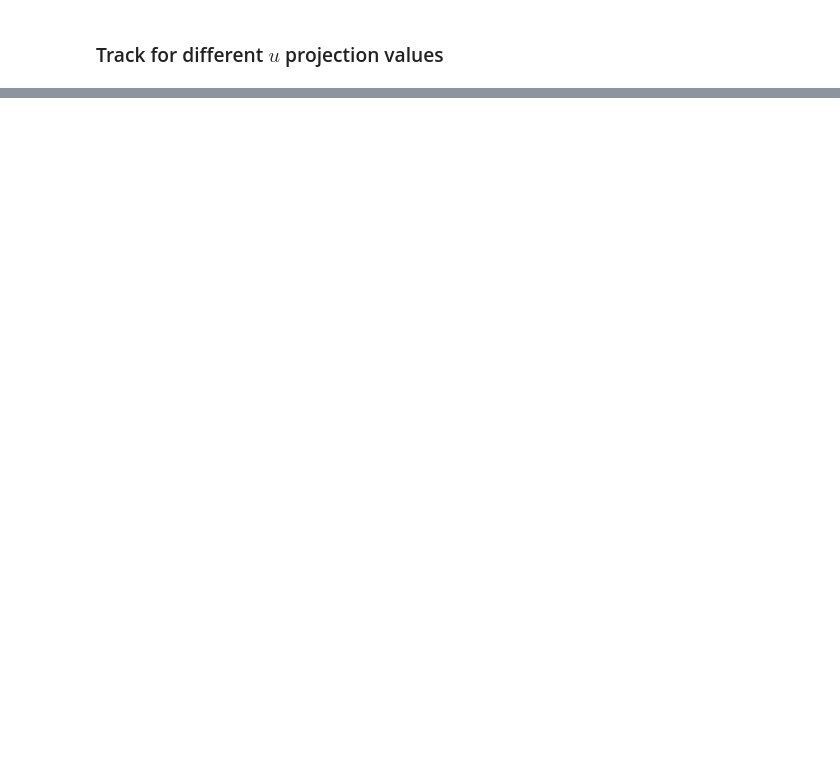
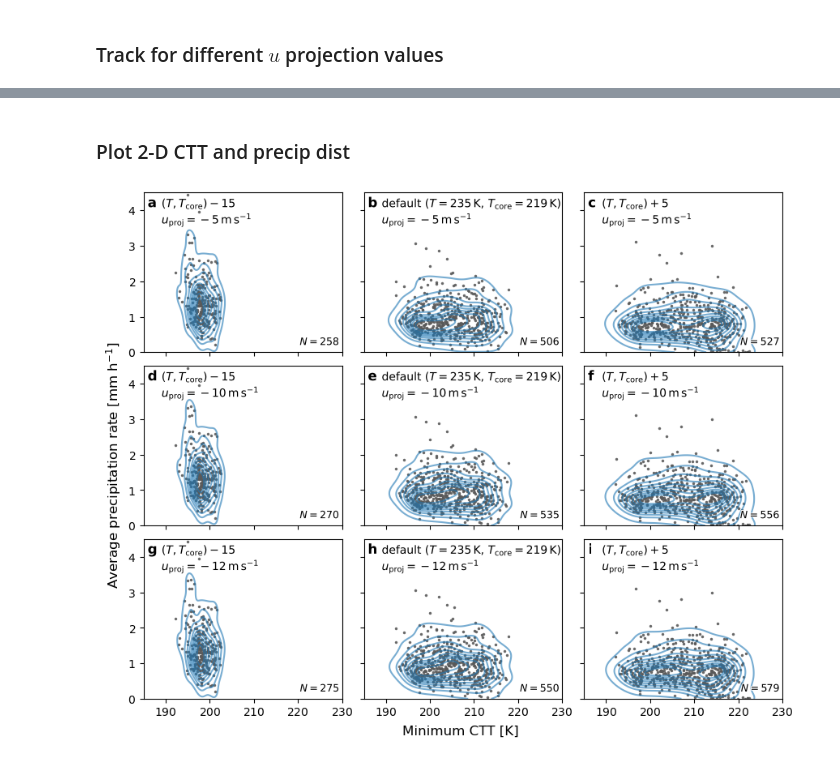
Before and after one commit to knubez/TAMS, a Jupyter notebook: docs/examples/tracking-options.ipynb, the cells around one changed output, grey strips where cells are left out. Saved outputs shown, nothing was run; the diff lists cells and outputs as text; code cells hidden in the pictures; blank space fills up the shorter version.

```diff
--- a/docs/examples/tracking-options.ipynb
+++ b/docs/examples/tracking-options.ipynb
@@ -293,6 +415,6 @@ list(cases.values())[0].head(3)
+# %% [markdown]
+### Plot 2-D CTT and precip dist
 # %%
-# 2-D dist: min Tb and avg precip
-
 m = len(projs)
 n = 3
 assert m * n == len(cases)
@@ -300,37 +422,54 @@ assert m * n == len(cases)
 fig, axs = plt.subplots(m, n, figsize=(8.3, 6.8), sharex=True, sharey=True, constrained_layout=True)
 
 for a, (key, ce), ax in zip(ascii_lowercase, cases.items(), axs.flat):
     n = ce.mcs_id.nunique()
     gb = ce.groupby("mcs_id")
     tb = gb.min_ctt.min().astype(float)  # np.sqrt not supported for `Float64`
     pr = gb.mean_pr.mean().astype(float)  # TODO: area-weighted average of CE precip at each time?
     data = pd.concat([tb, pr], axis="columns")
 
     ax.plot(tb, pr, ".", ms=5, mec="none", mfc="0.35", alpha=0.9)
 
-    sns.kdeplot(x="min_ctt", y="mean_pr", fill=False, color=sns.color_palette()[0], alpha=0.6, common_norm=True, clip=(0, None), ax=ax, data=data)
+    sns.kdeplot(x="min_ctt", y="mean_pr",
+        fill=False, color=sns.color_palette()[0], alpha=0.6,
+        common_norm=True, clip=(0, None),
+        ax=ax, data=data,
+    )
 
-    ax.text(0.99, 0.03, f"$N={n}$", size=9, ha="right", va="bottom",
-            path_effects=[path_effects.withStroke(linewidth=1.5, foreground="w")],
-            transform=ax.transAxes)
+    ax.text(0.99, 0.03, f"$N={n}$",
+        size=9,
+        ha="right", va="bottom",
+        path_effects=[path_effects.withStroke(linewidth=1.5, foreground="w")],
+        transform=ax.transAxes,
+    )
 
     i = key.index(", $u_")
     l1, l2 = key[:i], key[i+2:]
     xt, yt = 0.09, 0.975
-    kws = dict(size=10, ha="left", va="top", transform=ax.transAxes, path_effects=[path_effects.withStroke(linewidth=1.5, foreground="w")])
+    kws = dict(
+        size=10,
+        ha="left", va="top",
+        path_effects=[path_effects.withStroke(linewidth=1.5, foreground="w")],
+        transform=ax.transAxes,
+    )
     ax.text(xt, yt, l1, **kws)
     ax.text(xt, yt - 0.09, l2, **kws)
 
     ax.set_xlabel("")
     ax.set_ylabel("")
-    ax.text(0.02, 0.97, f"{a}", size=12, weight="bold", ha="left", va="top", transform=ax.transAxes,
+    ax.text(0.02, 0.97, f"{a}",
+        size=12, weight="bold",
+        ha="left", va="top",
         path_effects=[path_effects.withStroke(linewidth=1.5, foreground="w")],
+        transform=ax.transAxes,
     )
 
+fig.supxlabel("Minimum CTT [K]")
 fig.supylabel("Average precipitation rate [mm h$^{-1}$]", x=-0.03)
-fig.supxlabel("Minimum CTT [K]")
 
 ax.set_xlim(xmin=185, xmax=230)
 ax.set_ylim(ymin=0, ymax=4.5)
 
 fig.savefig("mpas-tracking-options-tb-pr-2d-kde.pdf", bbox_inches="tight", pad_inches=0.05, transparent=False)
+# %% [output]
+[figure, added]
```
Also changed, not shown: parts of 19 cells of this notebook, 3 other files.
